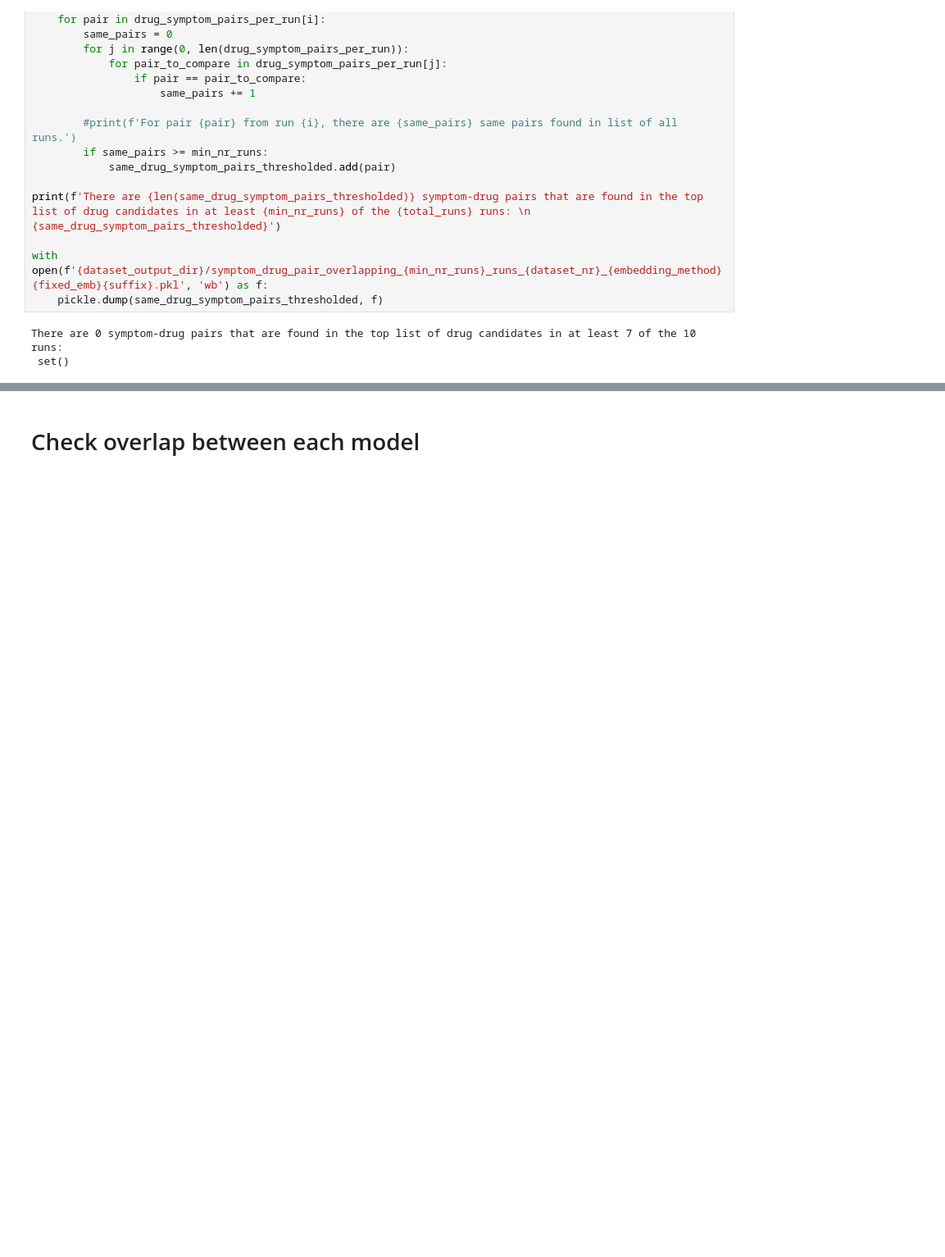
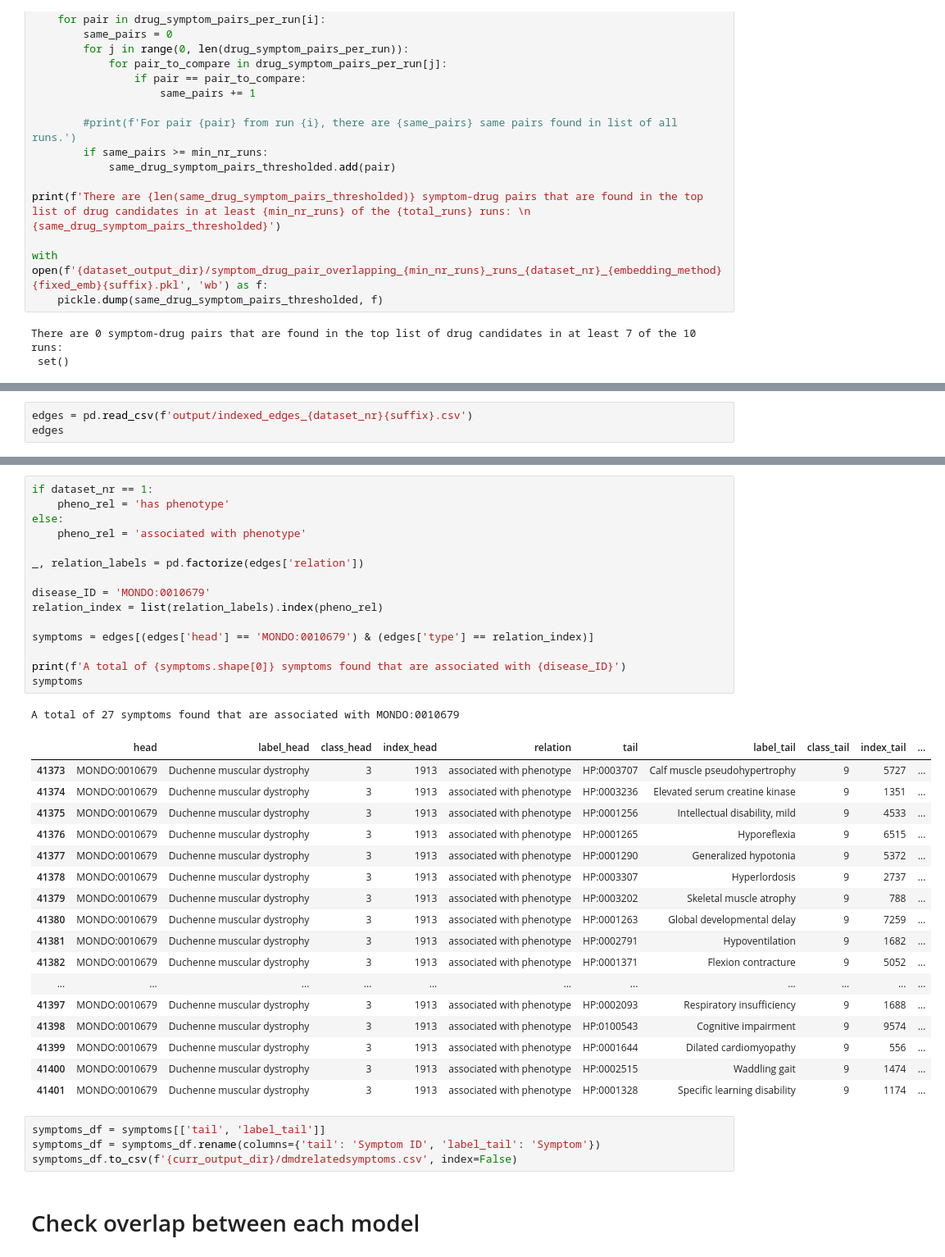
Before and after one commit to rosazwart/XAIFO-ThesisProject, a Jupyter notebook: prediction_analyser.ipynb, the cells around one changed output, grey strips where cells are left out. Shown at 82% size. Cells and saved outputs as stored; diff of their text form; blank space fills up the shorter version.

```diff
--- a/prediction_analyser.ipynb
+++ b/prediction_analyser.ipynb
@@ -476,0 +479,3 @@ There are 0 symptom-drug pairs that are found in the top list of drug candidates
+# %%
+edges = pd.read_csv(f'output/indexed_edges_{dataset_nr}{suffix}.csv')
+edges
@@ -477,3 +496,41 @@ There are 0 symptom-drug pairs that are found in the top list of drug candidates
+# %%
+if dataset_nr == 1:
+    pheno_rel = 'has phenotype'
+else:
+    pheno_rel = 'associated with phenotype'
+
+_, relation_labels = pd.factorize(edges['relation'])
+
+disease_ID = 'MONDO:0010679'
+relation_index = list(relation_labels).index(pheno_rel)
+
+symptoms = edges[(edges['head'] == 'MONDO:0010679') & (edges['type'] == relation_index)]
+
+print(f'A total of {symptoms.shape[0]} symptoms found that are associated with {disease_ID}')
+symptoms
+# %% [output]
+A total of 27 symptoms found that are associated with MONDO:0010679
+|  | head | label_head | class_head | index_head | relation | tail | label_tail | class_tail | index_tail | ... |
+| 41373 | MONDO:0010679 | Duchenne muscular dystrophy | 3 | 1913 | associated with phenotype | HP:0003707 | Calf muscle pseudohypertrophy | 9 | 5727 | ... |
+| 41374 | MONDO:0010679 | Duchenne muscular dystrophy | 3 | 1913 | associated with phenotype | HP:0003236 | Elevated serum creatine kinase | 9 | 1351 | ... |
+| 41375 | MONDO:0010679 | Duchenne muscular dystrophy | 3 | 1913 | associated with phenotype | HP:0001256 | Intellectual disability, mild | 9 | 4533 | ... |
+| 41376 | MONDO:0010679 | Duchenne muscular dystrophy | 3 | 1913 | associated with phenotype | HP:0001265 | Hyporeflexia | 9 | 6515 | ... |
+| 41377 | MONDO:0010679 | Duchenne muscular dystrophy | 3 | 1913 | associated with phenotype | HP:0001290 | Generalized hypotonia | 9 | 5372 | ... |
+| 41378 | MONDO:0010679 | Duchenne muscular dystrophy | 3 | 1913 | associated with phenotype | HP:0003307 | Hyperlordosis | 9 | 2737 | ... |
+| 41379 | MONDO:0010679 | Duchenne muscular dystrophy | 3 | 1913 | associated with phenotype | HP:0003202 | Skeletal muscle atrophy | 9 | 788 | ... |
+| 41380 | MONDO:0010679 | Duchenne muscular dystrophy | 3 | 1913 | associated with phenotype | HP:0001263 | Global developmental delay | 9 | 7259 | ... |
+| 41381 | MONDO:0010679 | Duchenne muscular dystrophy | 3 | 1913 | associated with phenotype | HP:0002791 | Hypoventilation | 9 | 1682 | ... |
+| 41382 | MONDO:0010679 | Duchenne muscular dystrophy | 3 | 1913 | associated with phenotype | HP:0001371 | Flexion contracture | 9 | 5052 | ... |
+| ... | ... | ... | ... | ... | ... | ... | ... | ... | ... | ... |
+| 41397 | MONDO:0010679 | Duchenne muscular dystrophy | 3 | 1913 | associated with phenotype | HP:0002093 | Respiratory insufficiency | 9 | 1688 | ... |
+| 41398 | MONDO:0010679 | Duchenne muscular dystrophy | 3 | 1913 | associated with phenotype | HP:0100543 | Cognitive impairment | 9 | 9574 | ... |
+| 41399 | MONDO:0010679 | Duchenne muscular dystrophy | 3 | 1913 | associated with phenotype | HP:0001644 | Dilated cardiomyopathy | 9 | 556 | ... |
+| 41400 | MONDO:0010679 | Duchenne muscular dystrophy | 3 | 1913 | associated with phenotype | HP:0002515 | Waddling gait | 9 | 1474 | ... |
+| 41401 | MONDO:0010679 | Duchenne muscular dystrophy | 3 | 1913 | associated with phenotype | HP:0001328 | Specific learning disability | 9 | 1174 | ... |
+# %%
+symptoms_df = symptoms[['tail', 'label_tail']]
+symptoms_df = symptoms_df.rename(columns={'tail': 'Symptom ID', 'label_tail': 'Symptom'})
+symptoms_df.to_csv(f'{curr_output_dir}/dmdrelatedsymptoms.csv', index=False)
 # %% [markdown]
 # Check overlap between each model
 # %%
```
Also changed, not shown: parts of 5 cells of this notebook, 17 other files.
